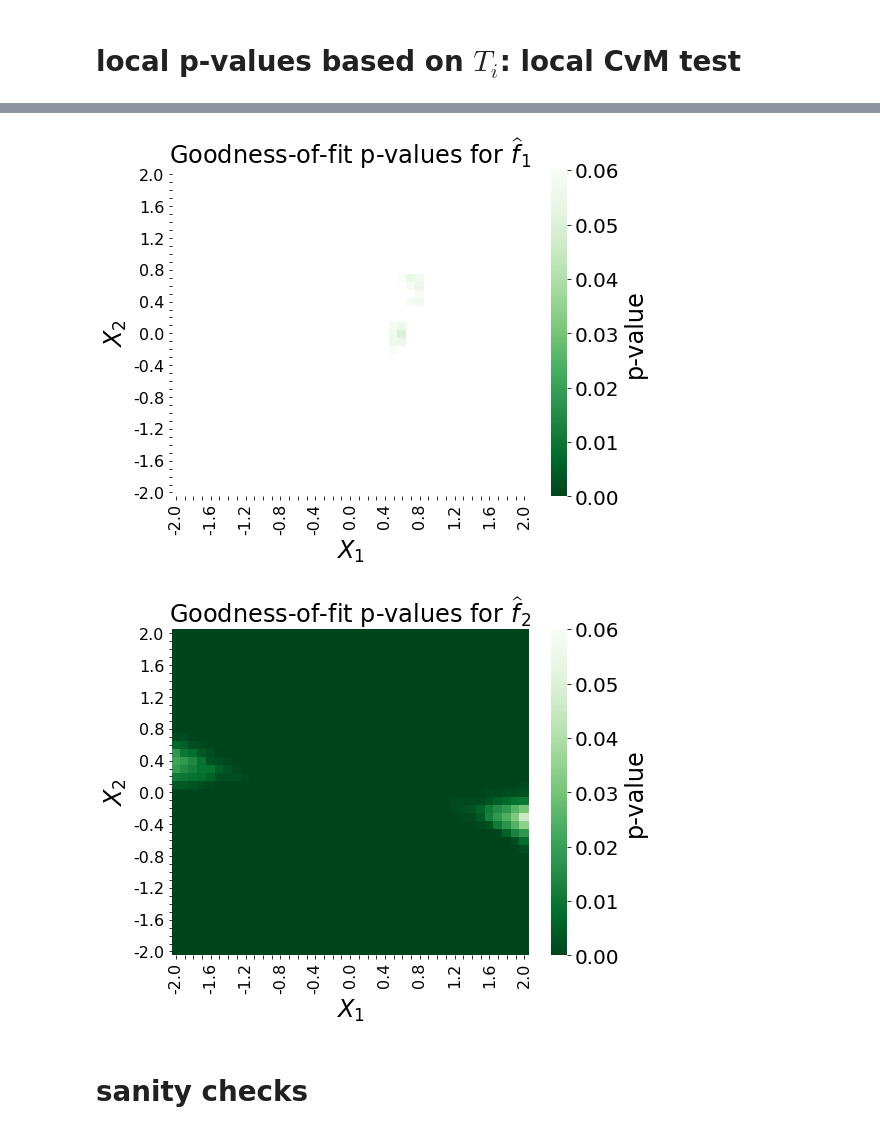
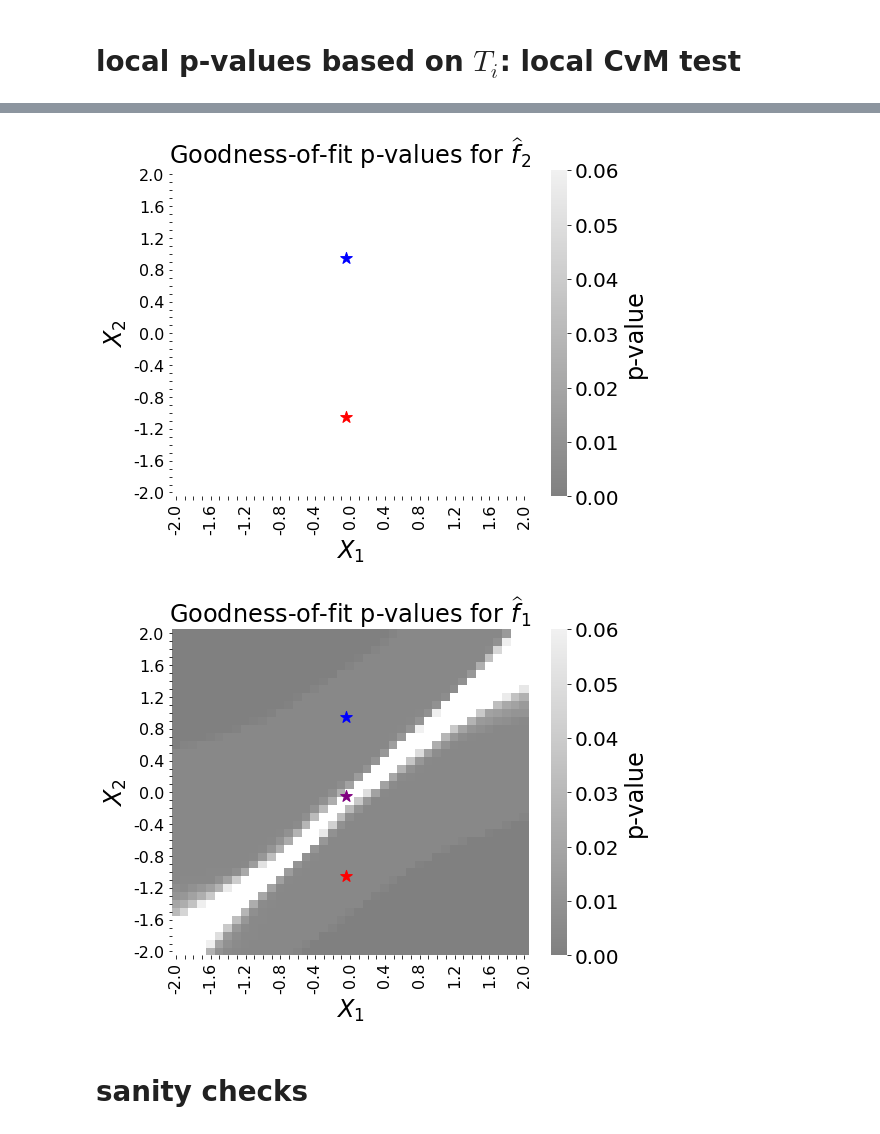
Before and after one commit to zhao-david/CDE-diagnostics, a Jupyter notebook: toy_example_1_v2.ipynb, the cells around one changed output, grey strips where cells are left out. Saved outputs shown, nothing was run; the diff lists cells and outputs as text; code cells hidden in the pictures.

```diff
--- a/toy_example_1_v2.ipynb
+++ b/toy_example_1_v2.ipynb
@@ -253,6 +270,6 @@ pit_values_dict = {'XZ': pit_values, 'X': pit_values_X}
 # %% [markdown]
 # saved $\hat r$ from MC samples, to build CIs
 # %%
-with open("all_rhat_classifiers_2021-02-08-22-32.pkl", 'rb') as handle:
+with open("all_rhat_classifiers_2021-02-10-00-45.pkl", 'rb') as handle:
     all_rhat_classifiers = pickle.load(handle)
 # %%
@@ -266,5 +278,0 @@ alpha = 0.2
-# %%
-x_range = np.linspace(-2,2,41)
-x, z = np.meshgrid(x_range, x_range)
-grid = np.hstack([x.ravel().reshape(-1,1), z.ravel().reshape(-1,1)])
-x_range_round = [round(x,1) for x in x_range]
@@ -819,9 +579,9 @@ plt.tick_params(axis='both', which='major', labelsize=16)
 # %% [markdown]
 # heat map of $T_i = \frac{1}{|G|} \sum_{\alpha \in G} (\hat r_\alpha(\mathbf{x}_i) - \alpha)^2$
 # %%
-with open('Ti_values_2021-02-08-19-49.pkl', 'rb') as handle:
+with open("Ti_values_2021-02-09-22-44.pkl", 'rb') as handle:
     Ti_values = pickle.load(handle)
-with open('all_rhat_alphas_2021-02-08-19-49.pkl', 'rb') as handle:
+with open("all_rhat_alphas_2021-02-09-22-44.pkl", 'rb') as handle:
     all_rhat_alphas = pickle.load(handle)
 # %%
 fig, ax = plt.subplots(figsize=(8,6))
@@ -890,7 +650,7 @@ for n, label in enumerate(ax.yaxis.get_ticklabels()):
 # %% [markdown]
 # global p-value based on $T_i$
 # %%
-with open("all_unif_Ti_values_2021-02-08-22-32.pkl", 'rb') as handle:
+with open("all_unif_Ti_values_2021-02-10-00-45.pkl", 'rb') as handle:
     all_unif_Ti_values = pickle.load(handle)
 # %%
 global_pvalues = sum([1* (pd.DataFrame(Ti_values).mean() < pd.DataFrame(all_unif_Ti_values[i]).mean())
@@ -947,14 +707,19 @@ all_pvalues
 # %%
 fig, ax = plt.subplots(figsize=(8,6))
 val_max = 0.06
+
 #define the colormap with clipping values
-my_cmap = copy(plt.cm.Greens_r)
+#my_cmap = copy(plt.cm.Greens_r)
+my_cmap = sns.light_palette("grey", reverse=True, as_cmap=True)
 my_cmap.set_over("white")
 sns.heatmap(all_pvalues['XZ'].values.reshape(41,41), xticklabels=x_range_round, yticklabels=x_range_round,
             cbar_kws={'label': "p-value"}, cmap=my_cmap, vmin=0, vmax=val_max)#vmax=1)
 ax.invert_yaxis()
 
-plt.title("Goodness-of-fit p-values for $\widehat f_1$", fontsize=24)
+ax.scatter(20, 30, marker='*', s=150, color='blue')
+ax.scatter(20, 10, marker='*', s=150, color='red')
+
+plt.title("Goodness-of-fit p-values for $\widehat f_2$", fontsize=24)
 plt.xlabel('$X_1$', fontsize=24)
 plt.ylabel('$X_2$', fontsize=24)
 
@@ -979,43 +744,52 @@ for n, label in enumerate(ax.yaxis.get_ticklabels()):
     if n % every_nth != 0:
         label.set_visible(False)
 # %% [output]
-[figure, old version]
+[figure, new version]
 # %%
 fig, ax = plt.subplots(figsize=(8,6))
 val_max = 0.06
+
 #define the colormap with clipping values
-my_cmap = copy(plt.cm.Greens_r)
+#my_cmap = copy(plt.cm.Greens_r)
+#my_cmap = sns.cubehelix_palette(start=2, rot=0, dark=0.6, light=1, reverse=True, as_cmap=True)
+my_cmap = sns.light_palette("grey", reverse=True, as_cmap=True)
 my_cmap.set_over("white")
+
 sns.heatmap(all_pvalues['X'].values.reshape(41,41), xticklabels=x_range_round, yticklabels=x_range_round,
-            cbar_kws={'label': "p-value"}, cmap=my_cmap, vmin=0, vmax=val_max)#vmax=1)
+            cbar_kws={'label': "p-value"}, cmap=my_cmap, vmin=0, vmax=val_max
+           )
 ax.invert_yaxis()
 
-plt.title("Goodness-of-fit p-values for $\widehat f_2$", fontsize=24)
+ax.scatter(20, 30, marker='*', s=150, color='blue')
+ax.scatter(20, 20, marker='*', s=150, color='purple')
+ax.scatter(20, 10, marker='*', s=150, color='red')
+
+plt.title("Goodness-of-fit p-values for $\widehat f_1$", fontsize=24)
 plt.xlabel('$X_1$', fontsize=24)
 plt.ylabel('$X_2$', fontsize=24)
 
 ax.tick_params(axis='both', which='major', labelsize=16)
 cbar_axes = ax.figure.axes[-1]
 cbar_axes.yaxis.label.set_size(24)
 cbar_axes.tick_params(labelsize=20)
 
 every_nth = 2
 for n, label in enumerate(ax.xaxis.get_ticklabels()):
     if n % every_nth != 0:
         label.set_visible(False)
 for n, label in enumerate(ax.yaxis.get_ticklabels()):
     if n % every_nth != 0:
         label.set_visible(False)
 
 every_nth = 2
 for n, label in enumerate(ax.xaxis.get_ticklabels()):
     if n % every_nth != 0:
         label.set_visible(False)
 for n, label in enumerate(ax.yaxis.get_ticklabels()):
     if n % every_nth != 0:
         label.set_visible(False)
 # %% [output]
-[figure, old version]
+[figure, new version]
 # %% [markdown]
 # sanity checks
 # %%
```
Also changed, not shown: parts of 138 cells of this notebook.
